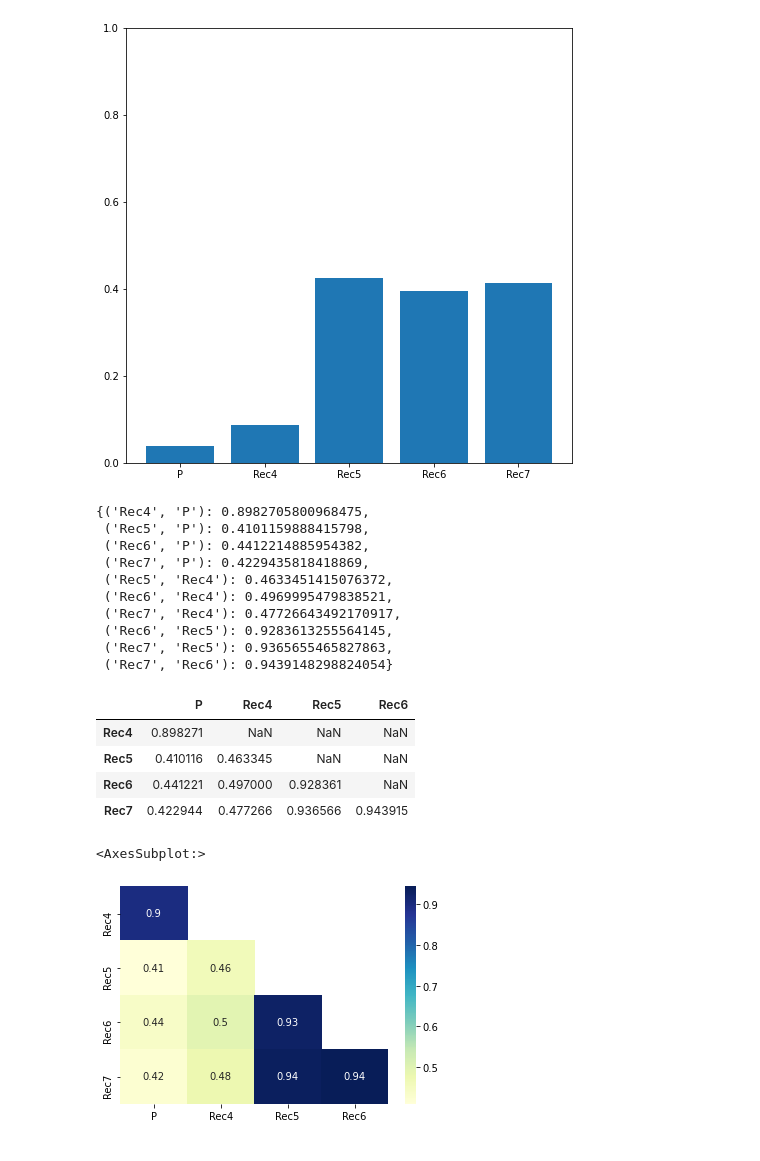
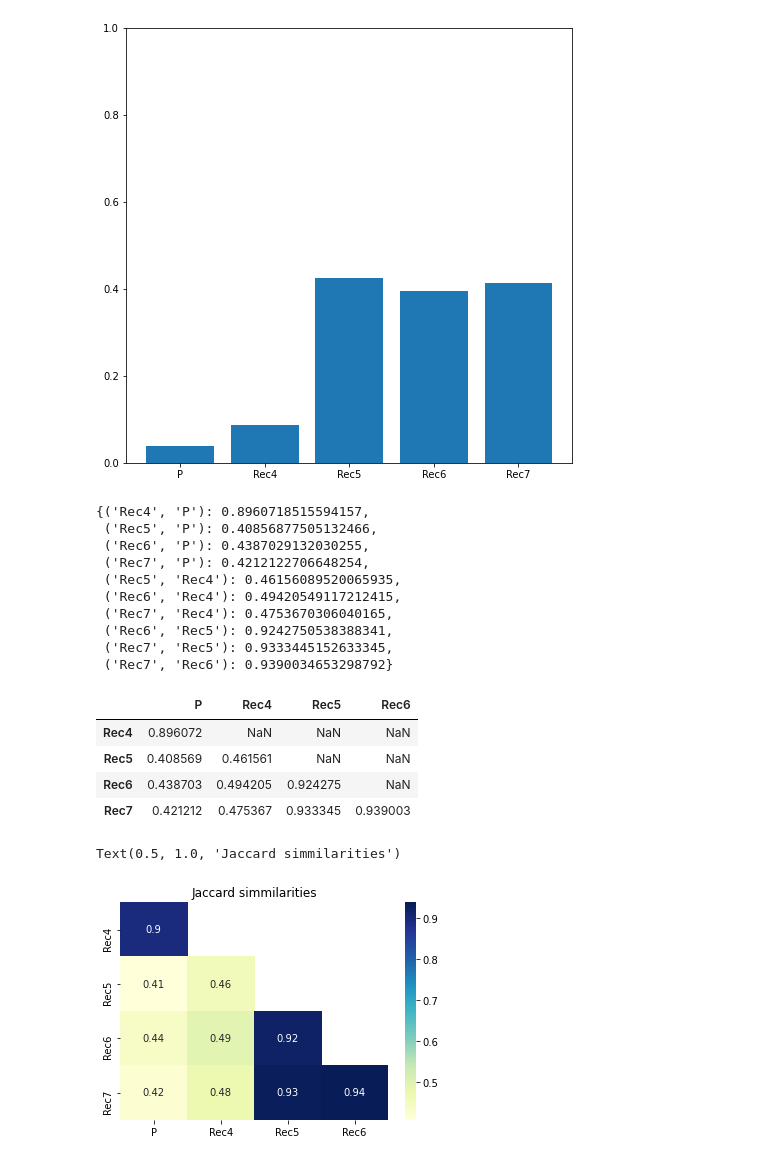
Before and after one commit to martinbudinsky3/BP-tumor-classifier, a Jupyter notebook: main.ipynb, the cells around one changed output. Saved outputs shown, nothing was run; the diff lists cells and outputs as text; code cells hidden in the pictures.

```diff
--- a/main.ipynb
+++ b/main.ipynb
@@ -353,7 +357,7 @@ def split_tumors_to_bins(tumors, bin_len=30000):
 
     return tumors_bins
 # %%
-tumors_bins = split_tumors_to_bins(tumors, bin_len=100000)
+tumors_bins = split_tumors_to_bins(tumors, bin_len=50000)
 # %%
 # flatten all tumors bins
 def flatten_tumors_bins(tumors_bins):
@@ -497,8 +501,8 @@ visualize_cnv_rates(cnv_rates)
 # %% [output]
 [figure]
 # %%
-def count_jaccard_matrix(tumors_bins):
-    jaccard_matrix = {}
+def count_comparation_matrix(tumors_bins, algorithm):
+    matrix = {}
     tumors_names = ['P', 'Rec4', 'Rec5', 'Rec6', 'Rec7']
 
     for i in range(len(tumors_names)):
@@ -509,44 +513,45 @@ def count_jaccard_matrix(tumors_bins):
             tumor1_name = tumors_names[i]
             tumor2_name = tumors_names[j]
 
-            jaccard_matrix[(tumor2_name, tumor1_name)] = jaccard(bins1, bins2)
+            matrix[(tumor2_name, tumor1_name)] = algorithm(bins1, bins2)
 
-    return jaccard_matrix
+    return matrix
 # %%
-jaccard_matrix = count_jaccard_matrix(flattened_tumors_bins)
+jaccard_matrix = count_comparation_matrix(flattened_tumors_bins, jaccard)
 
 jaccard_matrix
 # %% [output]
-{('Rec4', 'P'): 0.8982705800968475,
- ('Rec5', 'P'): 0.4101159888415798,
- ('Rec6', 'P'): 0.4412214885954382,
- ('Rec7', 'P'): 0.4229435818418869,
- ('Rec5', 'Rec4'): 0.4633451415076372,
- ('Rec6', 'Rec4'): 0.4969995479838521,
- ('Rec7', 'Rec4'): 0.47726643492170917,
- ('Rec6', 'Rec5'): 0.9283613255564145,
- ('Rec7', 'Rec5'): 0.9365655465827863,
- ('Rec7', 'Rec6'): 0.9439148298824054}
+{('Rec4', 'P'): 0.8960718515594157,
+ ('Rec5', 'P'): 0.40856877505132466,
+ ('Rec6', 'P'): 0.4387029132030255,
+ ('Rec7', 'P'): 0.4212122706648254,
+ ('Rec5', 'Rec4'): 0.46156089520065935,
+ ('Rec6', 'Rec4'): 0.49420549117212415,
+ ('Rec7', 'Rec4'): 0.4753670306040165,
+ ('Rec6', 'Rec5'): 0.9242750538388341,
+ ('Rec7', 'Rec5'): 0.9333445152633345,
+ ('Rec7', 'Rec6'): 0.9390034653298792}
 # %%
-def jaccard_matrix_to_df(jaccard_matrix):
-    jaccard_matrix = count_jaccard_matrix(flattened_tumors_bins)
-    jaccard_series = pd.Series(list(jaccard_matrix.values()),
-                      index=pd.MultiIndex.from_tuples(jaccard_matrix.keys()))
-    jaccard_df = jaccard_series.unstack()
+def comparation_matrix_to_df(algorithm):
+    matrix = count_comparation_matrix(flattened_tumors_bins, algorithm)
+    series = pd.Series(list(matrix.values()),
+                      index=pd.MultiIndex.from_tuples(matrix.keys()))
+    df = series.unstack()
 
-    return jaccard_df
+    return df
 # %%
-jaccard_df = jaccard_matrix_to_df(jaccard_matrix)
+jaccard_df = comparation_matrix_to_df(jaccard)
 
 jaccard_df
 # %% [output]
 |  | P | Rec4 | Rec5 | Rec6 |
-| Rec4 | 0.898271 | NaN | NaN | NaN |
-| Rec5 | 0.410116 | 0.463345 | NaN | NaN |
-| Rec6 | 0.441221 | 0.497000 | 0.928361 | NaN |
-| Rec7 | 0.422944 | 0.477266 | 0.936566 | 0.943915 |
+| Rec4 | 0.896072 | NaN | NaN | NaN |
+| Rec5 | 0.408569 | 0.461561 | NaN | NaN |
+| Rec6 | 0.438703 | 0.494205 | 0.924275 | NaN |
+| Rec7 | 0.421212 | 0.475367 | 0.933345 | 0.939003 |
 # %%
 sns.heatmap(jaccard_df, cmap="YlGnBu", annot=True, mask=jaccard_df.isnull())
+plt.title('Jaccard simmilarities')
 # %% [output]
-<AxesSubplot:>
+Text(0.5, 1.0, 'Jaccard simmilarities')
-[figure, old version]
+[figure, new version]
```
Also changed, not shown: parts of 17 cells of this notebook.
